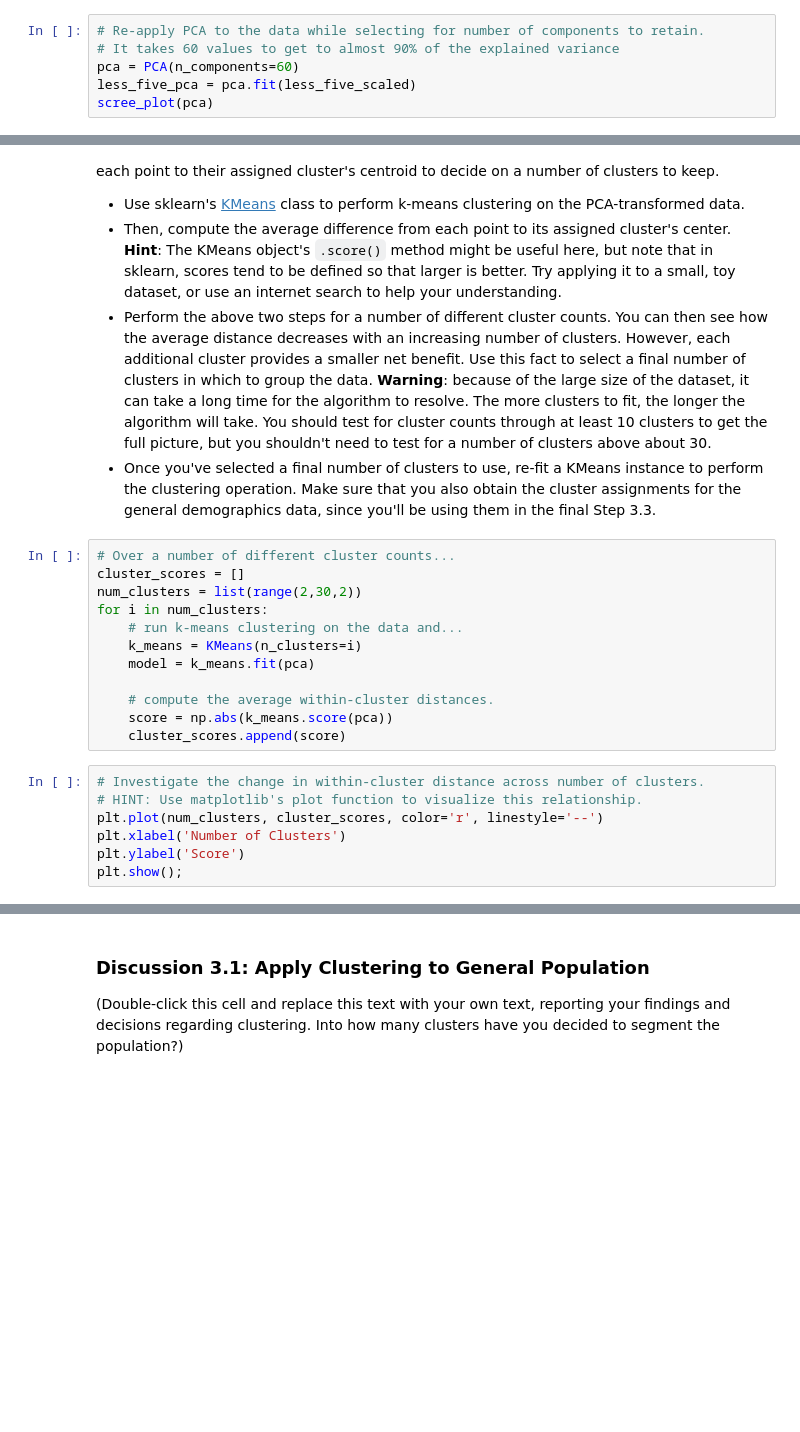
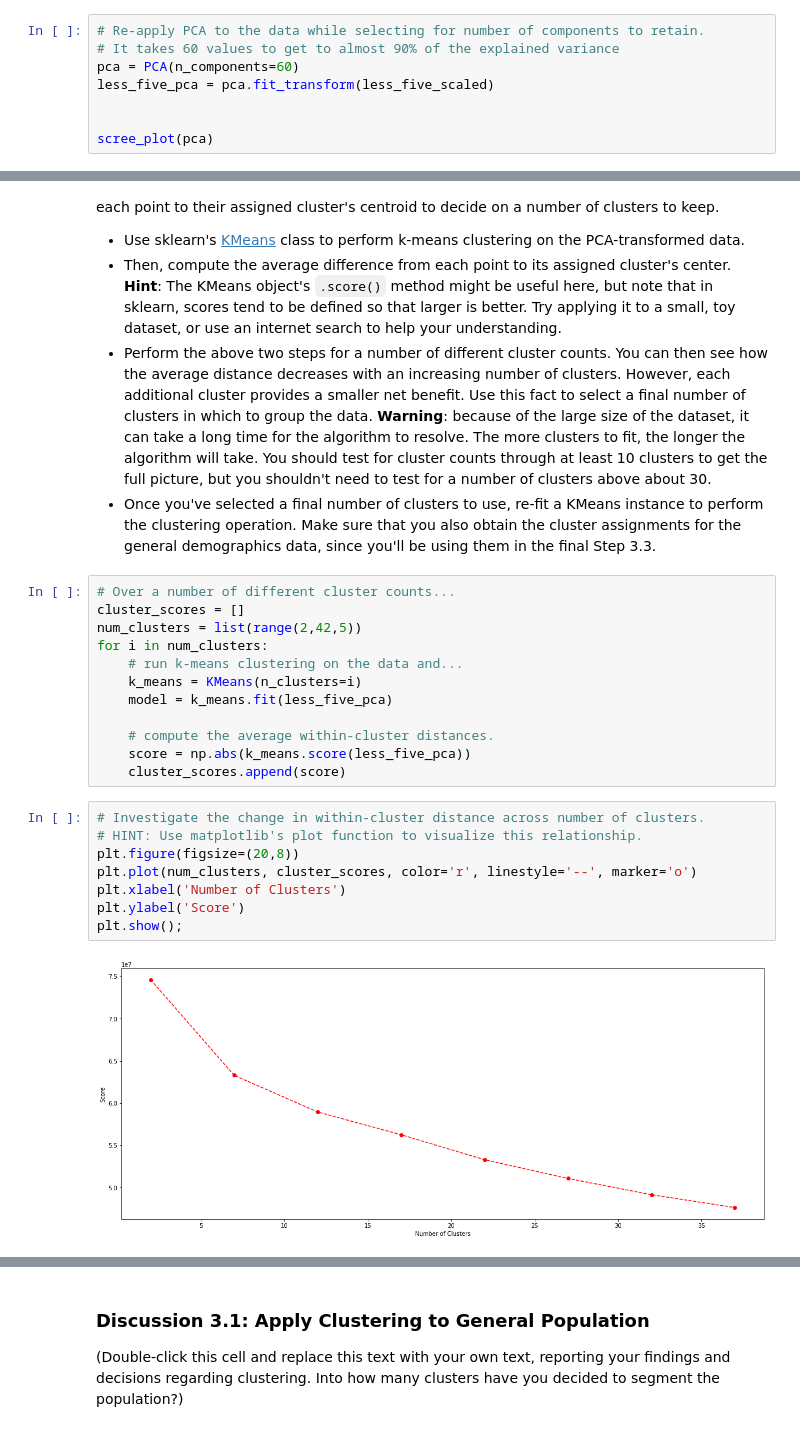
Before and after one commit to GaryLBentley/identify_customer_segments, a Jupyter notebook: Identify_Customer_Segments.ipynb, the cells around one changed output, grey strips where cells are left out. Saved outputs shown, nothing was run; the diff lists cells and outputs as text; blank space fills up the shorter version.

Commit message:
working on cluster stats

```diff
--- a/Identify_Customer_Segments.ipynb
+++ b/Identify_Customer_Segments.ipynb
@@ -805,7 +805,9 @@ scree_plot(pca)
 # Re-apply PCA to the data while selecting for number of components to retain.
 # It takes 60 values to get to almost 90% of the explained variance
 pca = PCA(n_components=60)
-less_five_pca = pca.fit(less_five_scaled)
+less_five_pca = pca.fit_transform(less_five_scaled)
+
+
 scree_plot(pca)
 # %% [output]
 [figure]
@@ -923,21 +925,24 @@ You've assessed and cleaned the demographics data, then scaled and transformed t
 # %%
 # Over a number of different cluster counts...
 cluster_scores = []
-num_clusters = list(range(2,30,2))
+num_clusters = list(range(2,42,5))
 for i in num_clusters:
     # run k-means clustering on the data and...
     k_means = KMeans(n_clusters=i)
-    model = k_means.fit(pca)
+    model = k_means.fit(less_five_pca)
 
     # compute the average within-cluster distances.
-    score = np.abs(k_means.score(pca))
+    score = np.abs(k_means.score(less_five_pca))
     cluster_scores.append(score)
 # %%
 # Investigate the change in within-cluster distance across number of clusters.
 # HINT: Use matplotlib's plot function to visualize this relationship.
-plt.plot(num_clusters, cluster_scores, color='r', linestyle='--')
+plt.figure(figsize=(20,8))
+plt.plot(num_clusters, cluster_scores, color='r', linestyle='--', marker='o')
 plt.xlabel('Number of Clusters')
 plt.ylabel('Score')
 plt.show();
+# %% [output]
+[figure, added]
 # %%
 # Re-fit the k-means model with the selected number of clusters and obtain
```
Also changed, not shown: parts of 16 cells of this notebook.
